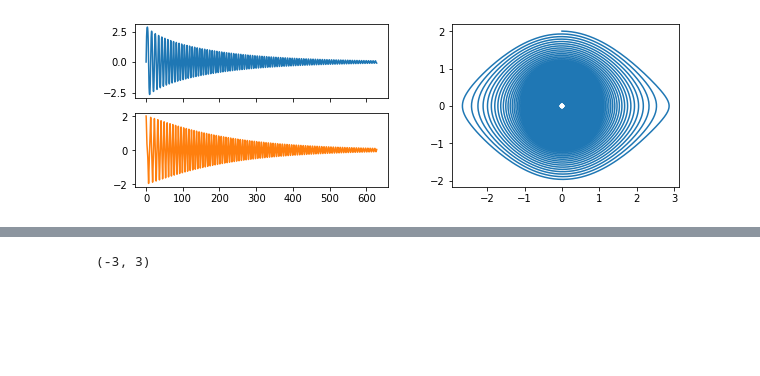
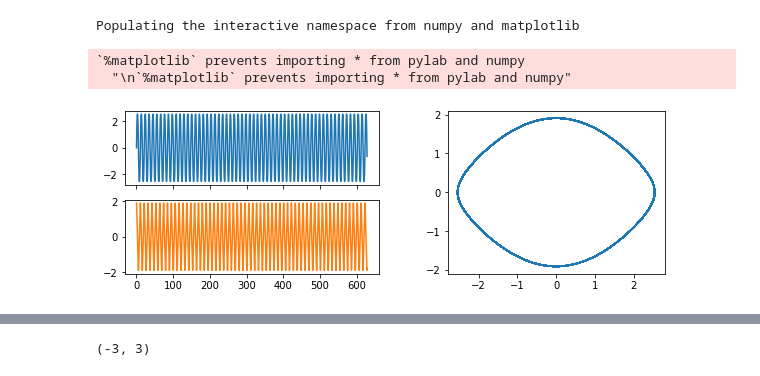
Before and after one commit to remimetzdorff/agregation, a Jupyter notebook: Python/2019-02-19_résolution d'équations différentielles.ipynb, the cells around one changed output, grey strips where cells are left out. Drawn from its saved outputs; the diff is of its cells as text; code cells hidden in the pictures; blank space fills up the shorter version.

```diff
--- a/Python/2019-02-19_résolution d'équations différentielles.ipynb
+++ b/Python/2019-02-19_résolution d'équations différentielles.ipynb
@@ -8,26 +1,45 @@ Populating the interactive namespace from numpy and matplotlib
+# %%
+%pylab qt
+%matplotlib inline
+
+from scipy.integrate import odeint
+from scipy.fftpack import fft as fft
+import matplotlib.mlab as mlab
+
+
+def make_fft(x,y):
+    N = len(x)
+    T = x[1]-x[0]
+    yf = fft(y)
+    xf = np.linspace(0.0, 1.0/(2.0*T), N//2)
+    return xf, 2.0/N * np.abs(yf[0:N//2])
+# %% [output]
+Populating the interactive namespace from numpy and matplotlib
+`%matplotlib` prevents importing * from pylab and numpy
+  "\n`%matplotlib` prevents importing * from pylab and numpy"
 # %%
 a  = -1     # g/l dans le cas du pendule
-f  = -1e-2  # frottements
-CI = [0*2*np.pi, 2]
+f  = 0*-1e-2  # frottements
+CI = [0*2*np.pi, 1.91]
 
 t = np.linspace(0, 2*np.pi*100,10000)
 
 def equation(Y,temps):                  # L'équation différentielle sous forme de fonction
     (y,dy)=Y                            # On décompose notre Y en (y,dy)
     return [dy,a*sin(y)+f*dy]           # On renvoie ce que vaut Y'
 
 Y, dY = odeint(equation, CI, t).T # Pour que odeint renvoit séparément les valeurs de Y et de Y',
                                   # il faut rajouter .T à la fin
 
 plt.figure(figsize=(10,3))
 sps = (2,2)
 ax1 = plt.subplot2grid(sps, (0,0))
 ax1.plot(t, Y)
 ax1.set_xticklabels([])
 ax1 = plt.subplot2grid(sps, (1,0))
 ax1.plot(t, dY, "C1")
 ax2 = plt.subplot2grid(sps, (0,1), rowspan=2)
 ax2.plot(Y, dY)
 ax2.set_aspect("equal")
 # %% [output]
-[figure, old version]
+[figure, new version]
```
Also changed, not shown: parts of 2 cells of this notebook, 46 other files.
